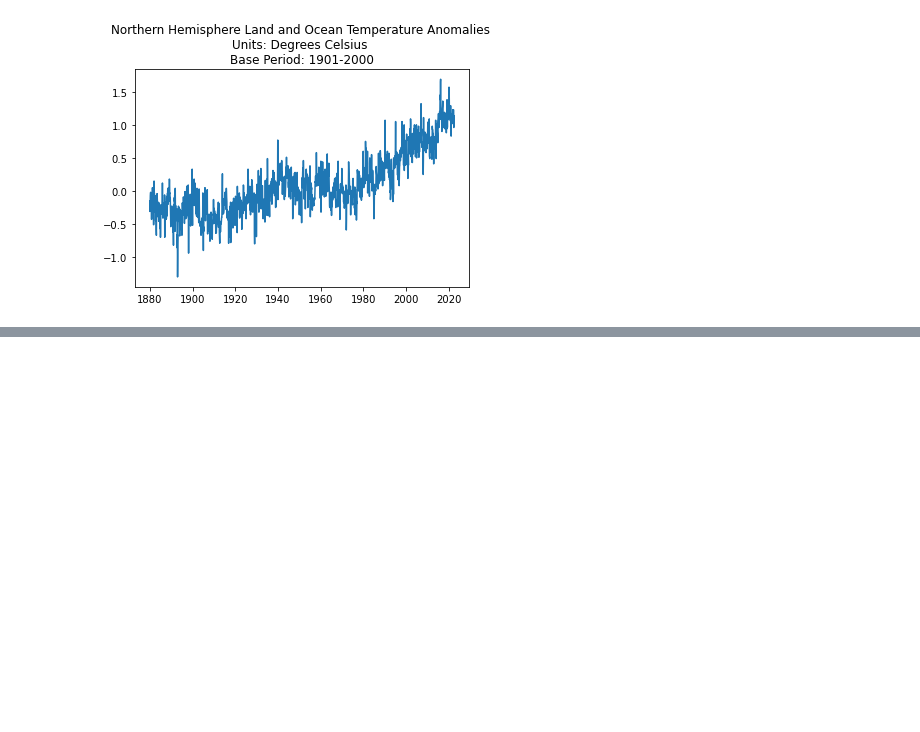
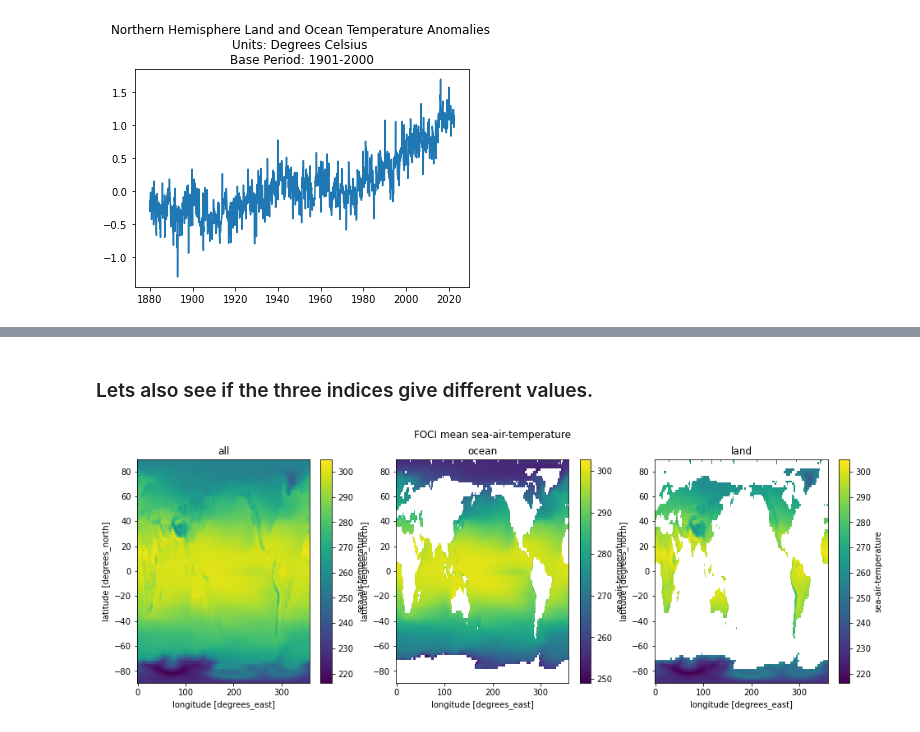
Before and after one commit to MarcoLandtHayen/climate_index_collection, a Jupyter notebook: notebooks/SASTAI_example.ipynb, the cells around one changed output, grey strips where cells are left out. Saved outputs shown, nothing was run; the diff lists cells and outputs as text; code cells hidden in the pictures; blank space fills up the shorter version.

Commit message:
SASTAI for all, land and ocean only created.

```diff
--- a/notebooks/SASTAI_example.ipynb
+++ b/notebooks/SASTAI_example.ipynb
@@ -177,0 +38,18 @@ def test_SASTAI_naming(source_name):
+# %% [markdown]
+### Lets also see if the three indices give different values.
+# %%
+FOCI_alldata = load_data_set(data_path="../data/test_data/", data_source_name="FOCI")
+CESM_alldata = load_data_set(data_path="../data/test_data/", data_source_name="CESM")
+# %%
+fig, axs = plt.subplots(ncols = 3, figsize = (16,5))
+axs = axs.flatten()
+fig.suptitle("FOCI mean sea-air-temperature")
+FOCI_alldata["sea-air-temperature"].mean("time").plot(ax = axs[0])
+FOCI_alldata["sea-air-temperature"].where(FOCI_alldata["is_over_ocean"]).mean("time").plot(ax = axs[1])
+FOCI_alldata["sea-air-temperature"].where(~FOCI_alldata["is_over_ocean"]).mean("time").plot(ax = axs[2])
+axs[0].set_title("all")
+axs[1].set_title("ocean")
+axs[2].set_title("land")
+fig.savefig("FOCI-mean-sea-air-temperature")
+# %% [output]
+[figure, added]
```
Also changed, not shown: parts of 6 cells of this notebook, 2 other files.
